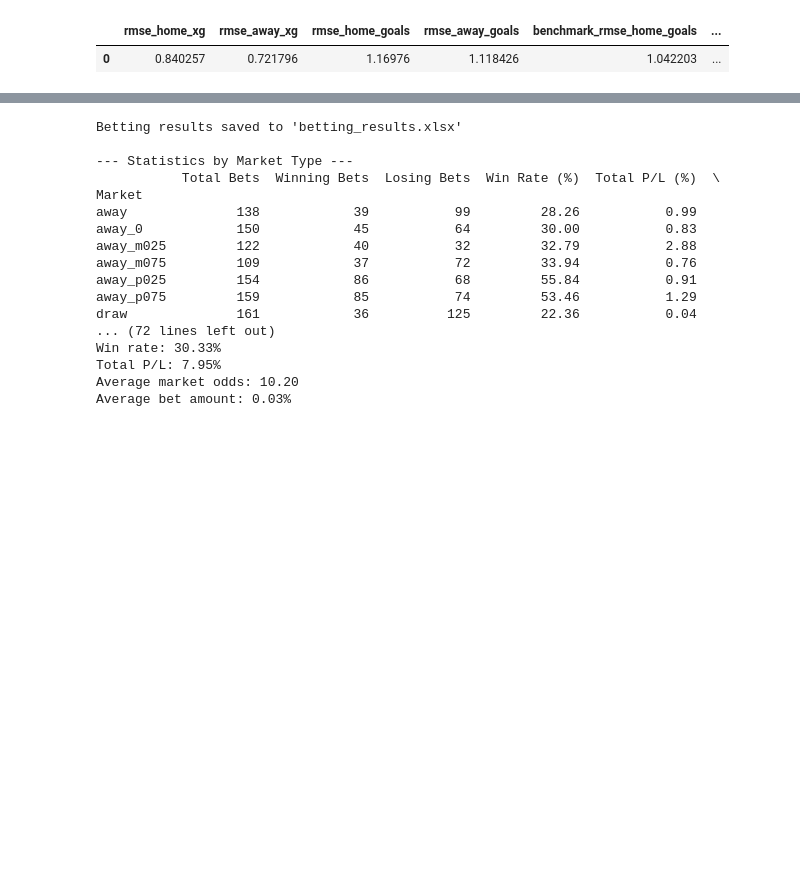
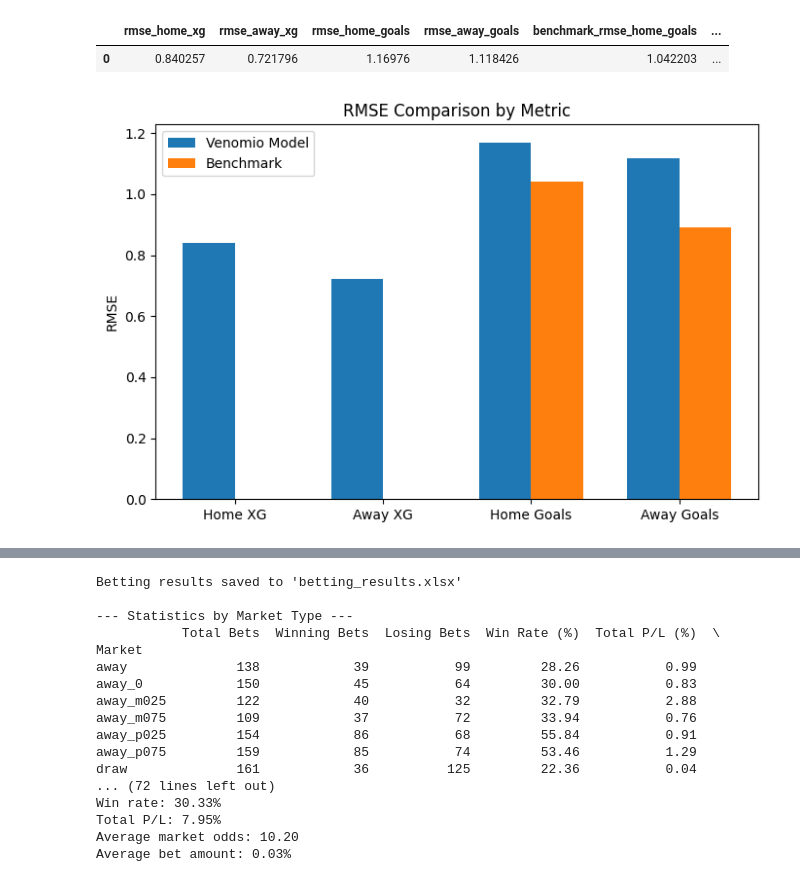
Before and after one commit to venomio5/soccer-prediction-analysis, a Jupyter notebook: results_analysis.ipynb, the cells around one changed output, grey strips where cells are left out. Cells and saved outputs as stored; diff of their text form; code cells hidden in the pictures; blank space fills up the shorter version.

```diff
--- a/results_analysis.ipynb
+++ b/results_analysis.ipynb
@@ -18,3 +52,23 @@ rmse_df
 # %% [output]
 |  | rmse_home_xg | rmse_away_xg | rmse_home_goals | rmse_away_goals | benchmark_rmse_home_goals | ... |
 | 0 | 0.840257 | 0.721796 | 1.16976 | 1.118426 | 1.042203 | ... |
+# %%
+labels = ['Home XG', 'Away XG', 'Home Goals', 'Away Goals']
+venomio_rmse = [rmse_df['rmse_home_xg'][0], rmse_df['rmse_away_xg'][0], rmse_df['rmse_home_goals'][0], rmse_df['rmse_away_goals'][0]]
+benchmark_rmse = [0, 0, rmse_df['benchmark_rmse_home_goals'][0], rmse_df['benchmark_rmse_away_goals'][0]]
+
+x = np.arange(len(labels))
+width = 0.35
+
+fig, ax = plt.subplots(figsize=(8,5))
+ax.bar(x - width/2, venomio_rmse, width, label='Venomio Model')
+ax.bar(x + width/2, benchmark_rmse, width, label='Benchmark')
+
+ax.set_ylabel('RMSE')
+ax.set_title('RMSE Comparison by Metric')
+ax.set_xticks(x)
+ax.set_xticklabels(labels)
+ax.legend()
+plt.show()
+# %% [output]
+[figure, added]
```
Also changed, not shown: parts of 11 cells of this notebook, 2 other files.
